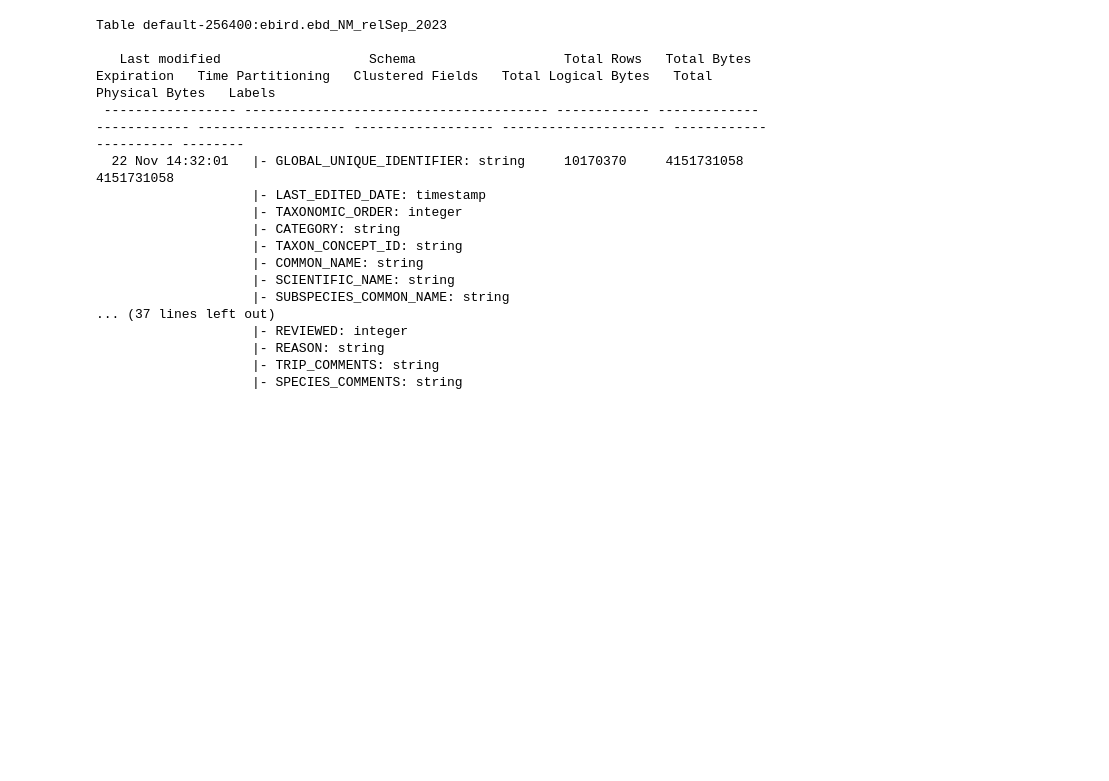
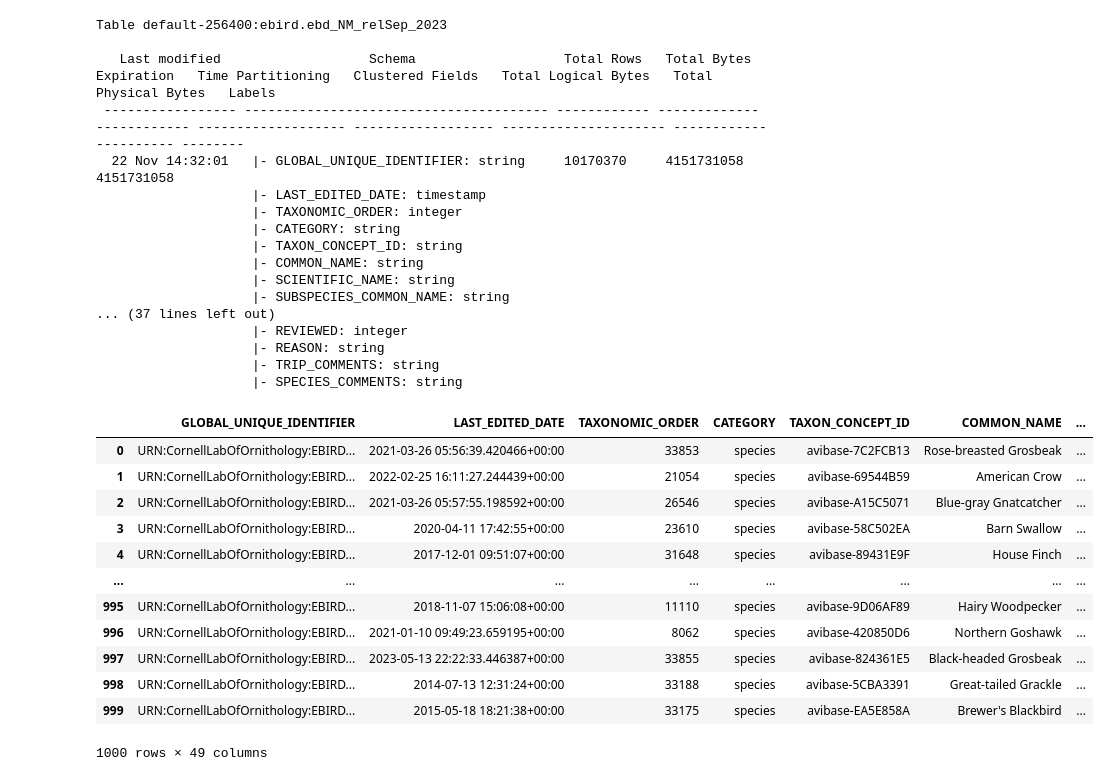
Before and after one commit to rwcitek/C11-capstone-project, a Jupyter notebook: eBird/ebird_bigquery.ipynb, the cells around one changed output. Cells and saved outputs as stored; diff of their text form; code cells hidden in the pictures; blank space fills up the shorter version.

```diff
--- a/eBird/ebird_bigquery.ipynb
+++ b/eBird/ebird_bigquery.ipynb
@@ -624,0 +762,16 @@ Table default-256400:ebird.ebd_NM_relSep_2023
+# %%
+df
+# %% [output]
+|  | GLOBAL_UNIQUE_IDENTIFIER | LAST_EDITED_DATE | TAXONOMIC_ORDER | CATEGORY | TAXON_CONCEPT_ID | COMMON_NAME | ... |
+| 0 | URN:CornellLabOfOrnithology:EBIRD... | 2021-03-26 05:56:39.420466+00:00 | 33853 | species | avibase-7C2FCB13 | Rose-breasted Grosbeak | ... |
+| 1 | URN:CornellLabOfOrnithology:EBIRD... | 2022-02-25 16:11:27.244439+00:00 | 21054 | species | avibase-69544B59 | American Crow | ... |
+| 2 | URN:CornellLabOfOrnithology:EBIRD... | 2021-03-26 05:57:55.198592+00:00 | 26546 | species | avibase-A15C5071 | Blue-gray Gnatcatcher | ... |
+| 3 | URN:CornellLabOfOrnithology:EBIRD... | 2020-04-11 17:42:55+00:00 | 23610 | species | avibase-58C502EA | Barn Swallow | ... |
+| 4 | URN:CornellLabOfOrnithology:EBIRD... | 2017-12-01 09:51:07+00:00 | 31648 | species | avibase-89431E9F | House Finch | ... |
+| ... | ... | ... | ... | ... | ... | ... | ... |
+| 995 | URN:CornellLabOfOrnithology:EBIRD... | 2018-11-07 15:06:08+00:00 | 11110 | species | avibase-9D06AF89 | Hairy Woodpecker | ... |
+| 996 | URN:CornellLabOfOrnithology:EBIRD... | 2021-01-10 09:49:23.659195+00:00 | 8062 | species | avibase-420850D6 | Northern Goshawk | ... |
+| 997 | URN:CornellLabOfOrnithology:EBIRD... | 2023-05-13 22:22:33.446387+00:00 | 33855 | species | avibase-824361E5 | Black-headed Grosbeak | ... |
+| 998 | URN:CornellLabOfOrnithology:EBIRD... | 2014-07-13 12:31:24+00:00 | 33188 | species | avibase-5CBA3391 | Great-tailed Grackle | ... |
+| 999 | URN:CornellLabOfOrnithology:EBIRD... | 2015-05-18 18:21:38+00:00 | 33175 | species | avibase-EA5E858A | Brewer's Blackbird | ... |
+1000 rows × 49 columns
```
Also changed, not shown: parts of 33 cells of this notebook.
